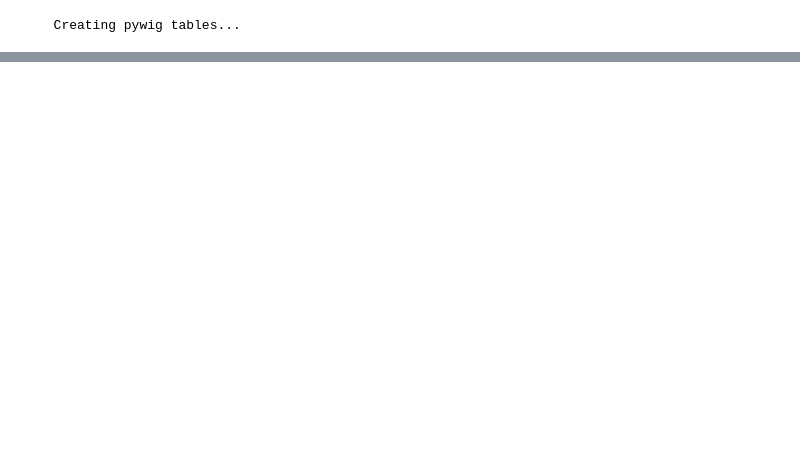
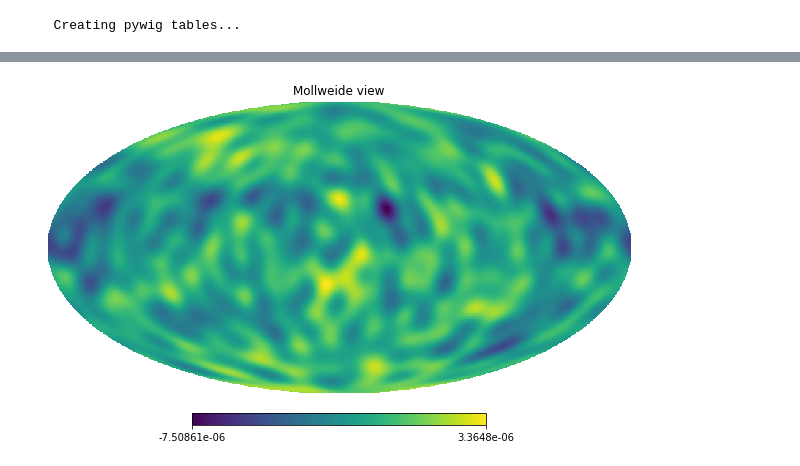
Before and after one commit to wurdahl/kSZfromPC, a Jupyter notebook: hInvestigation/ScalingFactor.ipynb, the cells around one changed output, grey strips where cells are left out. Cells and saved outputs as stored; diff of their text form; code cells hidden in the pictures; blank space fills up the shorter version.

```diff
--- a/hInvestigation/ScalingFactor.ipynb
+++ b/hInvestigation/ScalingFactor.ipynb
@@ -21,7 +21,7 @@ pywig.wig_temp_init(3*nside)
 # %% [output]
   Creating pywig tables...
 # %%
-L_RECONST_MAX = 50
+L_RECONST_MAX = 25
 # %%
 def GammakSZ(l1, l2, l, Cltd) :
     pref = np.sqrt((2.0*l1+1)*(2.0*l2+1)*(2.0*l+1)/4.0/np.pi)
@@ -98,0 +84,18 @@ KeyboardInterrupt:
+# %%
+#figuring out scaling factor
+print("Scaling factor")
+#Compute noise (expensive, need to optimize?)
+print("Computing noise.")
+ncores = multiprocessing.cpu_count()
+lsMax=np.arange(5700)
+Ninv = [ getNinv(l, lsMax, Cltd, ClTT, Cldd) for l in range(L_RECONST_MAX) ]
+#Ninv = Parallel(n_jobs=ncores)(delayed(getNinv)(l, ls, Cltd, ClTT, Cldd) for l in ls)
+N = 1.0/np.array(Ninv)
+#N = np.zeros_like(ls, dtype=np.int)
+#N[:100] = 1.0
+
+unnorm_veff_reconstlm = hp.map2alm(dT_resc*d_resc,lmax=L_RECONST_MAX)
+veff_reconstlm = hp.almxfl(unnorm_veff_reconstlm,fl=N)
+unnorm_veff_reconst_ps = hp.alm2cl(unnorm_veff_reconstlm)
+unnorm_veff_reconst = hp.alm2map(unnorm_veff_reconstlm, nside)
+veff_reconst = hp.alm2map(veff_reconstlm, nside)
@@ -98,0 +130,4 @@ KeyboardInterrupt:
+# %%
+hp.mollview(veff_reconst)
+# %% [output]
+[figure, added]
```
Also changed, not shown: parts of 3 cells of this notebook.
